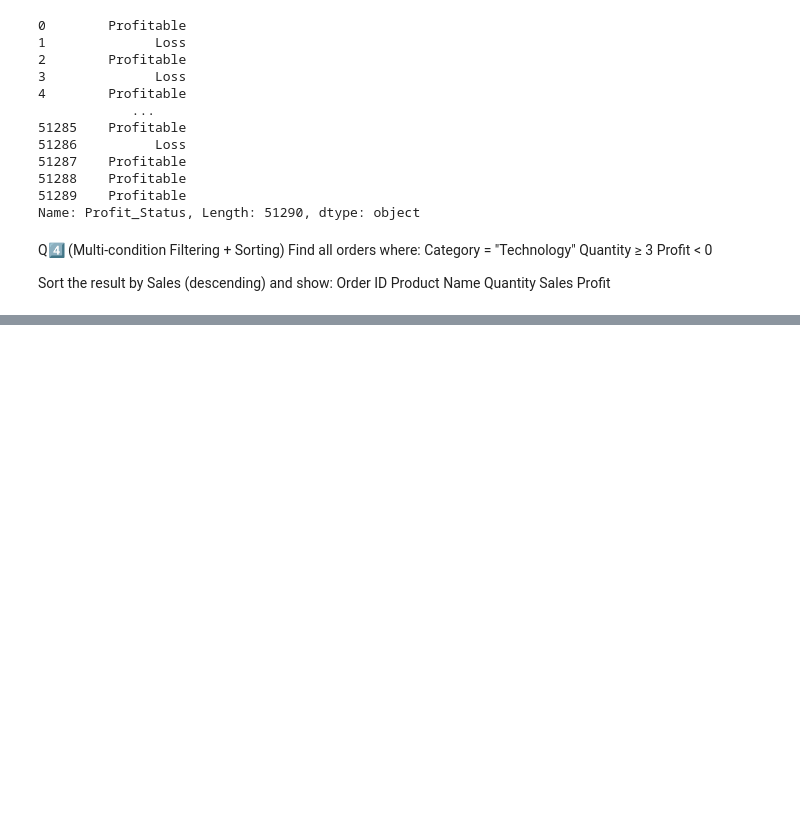
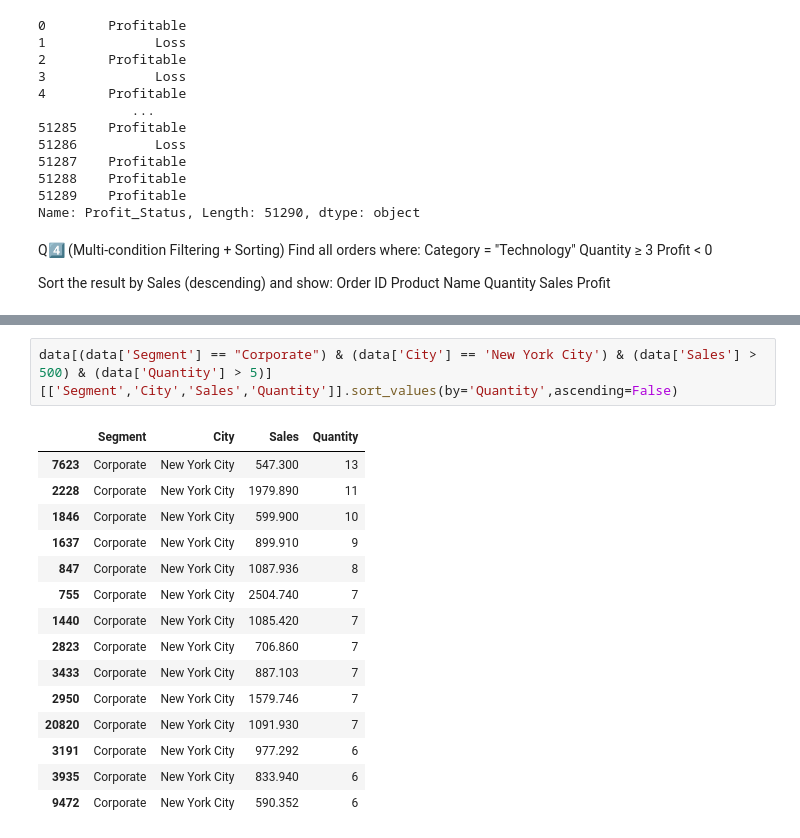
Before and after one commit to KartikGawade17/Pandas-Practice-, a Jupyter notebook: supermarket_data.ipynb, the cells around one changed output, grey strips where cells are left out. Saved outputs shown, nothing was run; the diff lists cells and outputs as text; blank space fills up the shorter version.

```diff
--- a/supermarket_data.ipynb
+++ b/supermarket_data.ipynb
@@ -430,0 +564,18 @@ Profit
+# %%
+data[(data['Segment'] == "Corporate") & (data['City'] == 'New York City') & (data['Sales'] > 500) & (data['Quantity'] > 5)] [['Segment','City','Sales','Quantity']].sort_values(by='Quantity',ascending=False)
+# %% [output]
+|  | Segment | City | Sales | Quantity |
+| 7623 | Corporate | New York City | 547.300 | 13 |
+| 2228 | Corporate | New York City | 1979.890 | 11 |
+| 1846 | Corporate | New York City | 599.900 | 10 |
+| 1637 | Corporate | New York City | 899.910 | 9 |
+| 847 | Corporate | New York City | 1087.936 | 8 |
+| 755 | Corporate | New York City | 2504.740 | 7 |
+| 1440 | Corporate | New York City | 1085.420 | 7 |
+| 2823 | Corporate | New York City | 706.860 | 7 |
+| 3433 | Corporate | New York City | 887.103 | 7 |
+| 2950 | Corporate | New York City | 1579.746 | 7 |
+| 20820 | Corporate | New York City | 1091.930 | 7 |
+| 3191 | Corporate | New York City | 977.292 | 6 |
+| 3935 | Corporate | New York City | 833.940 | 6 |
+| 9472 | Corporate | New York City | 590.352 | 6 |
```
Also changed, not shown: parts of 20 cells of this notebook.
